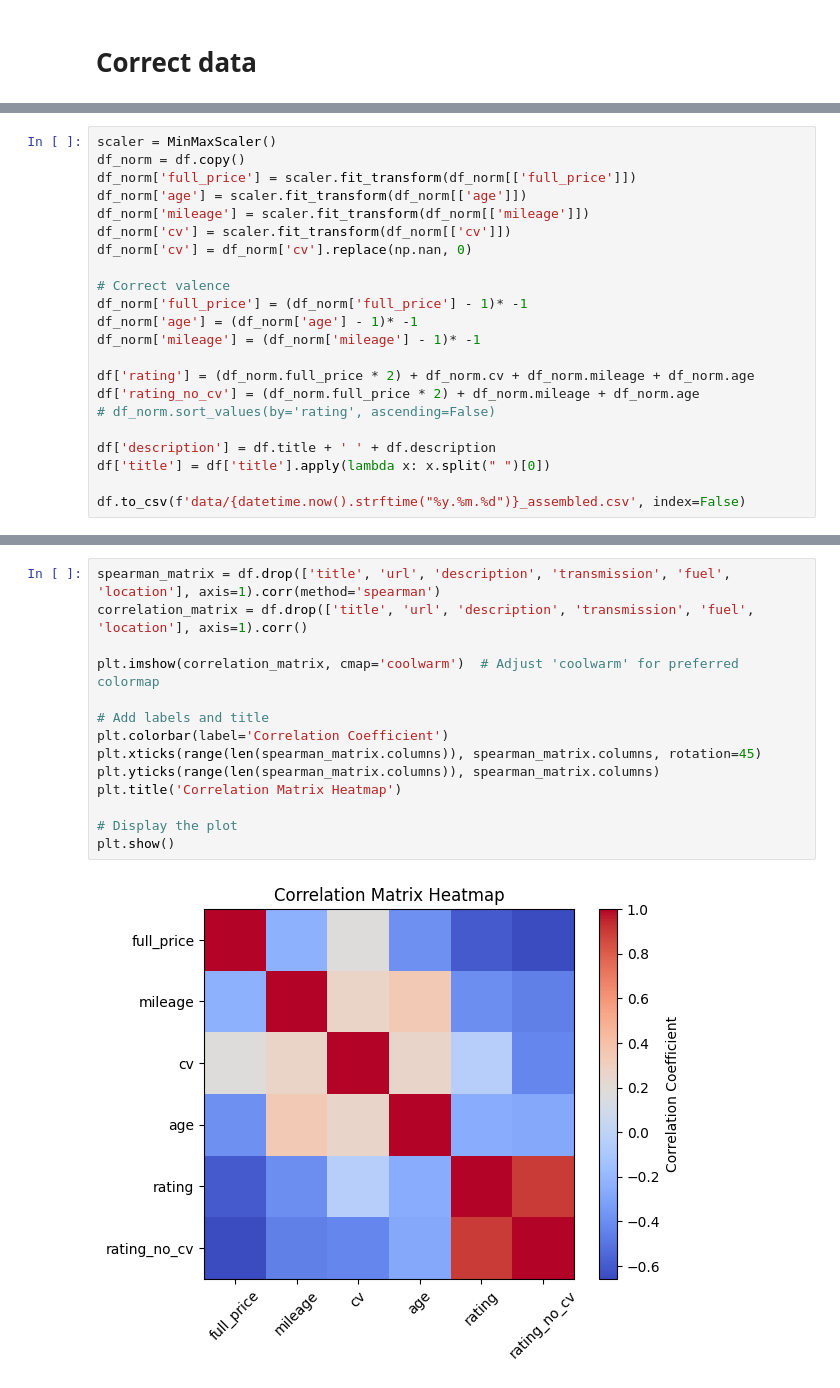
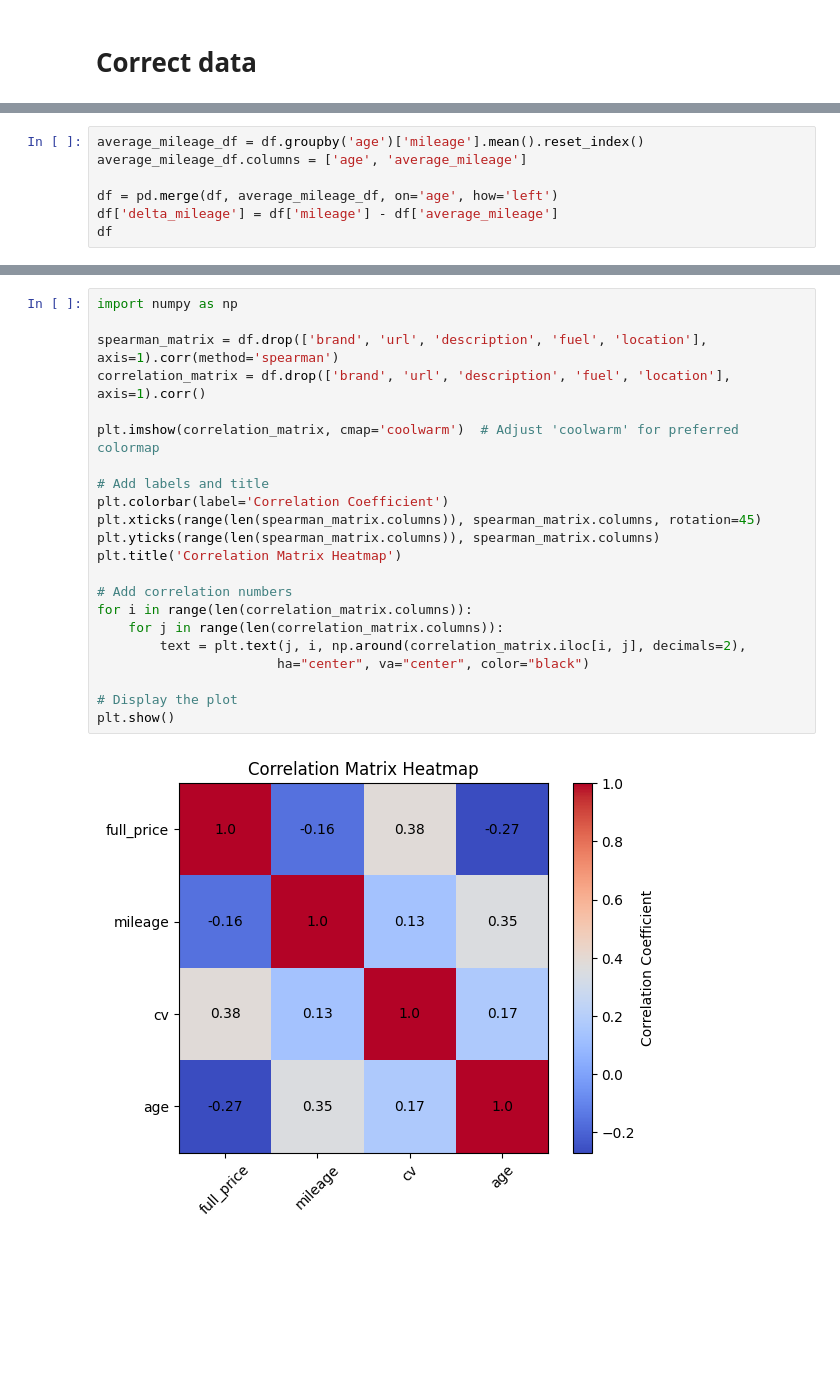
Before and after one commit to AleYepes/testing, a Jupyter notebook: used-cars/assemble.ipynb, the cells around one changed output, grey strips where cells are left out. Cells and saved outputs as stored; diff of their text form; blank space fills up the shorter version.

```diff
--- a/used-cars/assemble.ipynb
+++ b/used-cars/assemble.ipynb
@@ -54,22 +137,0 @@ df = df[df['full_price'] <= 15000]
-# %%
-scaler = MinMaxScaler()
-df_norm = df.copy()
-df_norm['full_price'] = scaler.fit_transform(df_norm[['full_price']])
-df_norm['age'] = scaler.fit_transform(df_norm[['age']])
-df_norm['mileage'] = scaler.fit_transform(df_norm[['mileage']])
-df_norm['cv'] = scaler.fit_transform(df_norm[['cv']])
-df_norm['cv'] = df_norm['cv'].replace(np.nan, 0)
-
-# Correct valence
-df_norm['full_price'] = (df_norm['full_price'] - 1)* -1
-df_norm['age'] = (df_norm['age'] - 1)* -1
-df_norm['mileage'] = (df_norm['mileage'] - 1)* -1
-
-df['rating'] = (df_norm.full_price * 2) + df_norm.cv + df_norm.mileage + df_norm.age
-df['rating_no_cv'] = (df_norm.full_price * 2) + df_norm.mileage + df_norm.age
-# df_norm.sort_values(by='rating', ascending=False)
-
-df['description'] = df.title + ' ' + df.description
-df['title'] = df['title'].apply(lambda x: x.split(" ")[0])
-
-df.to_csv(f'data/{datetime.now().strftime("%y.%m.%d")}_assembled.csv', index=False)
@@ -95,0 +138,7 @@ df.sort_values(by='rating', ascending=False).head(50)
+# %%
+average_mileage_df = df.groupby('age')['mileage'].mean().reset_index()
+average_mileage_df.columns = ['age', 'average_mileage']
+
+df = pd.merge(df, average_mileage_df, on='age', how='left')
+df['delta_mileage'] = df['mileage'] - df['average_mileage']
+df
@@ -96,16 +179,24 @@ df.sort_values(by='rating', ascending=False).head(50)
 # %%
-spearman_matrix = df.drop(['title', 'url', 'description', 'transmission', 'fuel', 'location'], axis=1).corr(method='spearman')
-correlation_matrix = df.drop(['title', 'url', 'description', 'transmission', 'fuel', 'location'], axis=1).corr()
+import numpy as np
+
+spearman_matrix = df.drop(['brand', 'url', 'description', 'fuel', 'location'], axis=1).corr(method='spearman')
+correlation_matrix = df.drop(['brand', 'url', 'description', 'fuel', 'location'], axis=1).corr()
 
 plt.imshow(correlation_matrix, cmap='coolwarm')  # Adjust 'coolwarm' for preferred colormap
 
 # Add labels and title
 plt.colorbar(label='Correlation Coefficient')
 plt.xticks(range(len(spearman_matrix.columns)), spearman_matrix.columns, rotation=45)
 plt.yticks(range(len(spearman_matrix.columns)), spearman_matrix.columns)
 plt.title('Correlation Matrix Heatmap')
 
+# Add correlation numbers
+for i in range(len(correlation_matrix.columns)):
+    for j in range(len(correlation_matrix.columns)):
+        text = plt.text(j, i, np.around(correlation_matrix.iloc[i, j], decimals=2),
+                       ha="center", va="center", color="black")
+
 # Display the plot
 plt.show()
 # %% [output]
-[figure, old version]
+[figure, new version]
```
Also changed, not shown: parts of 10 cells of this notebook, 5 other files.
